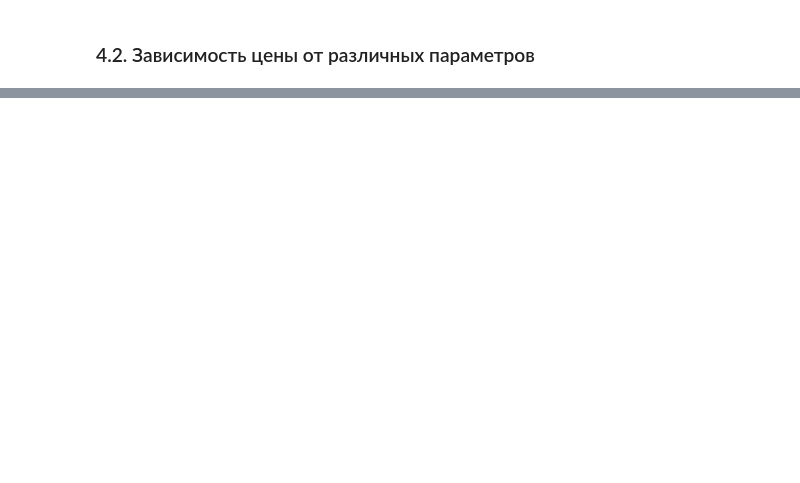
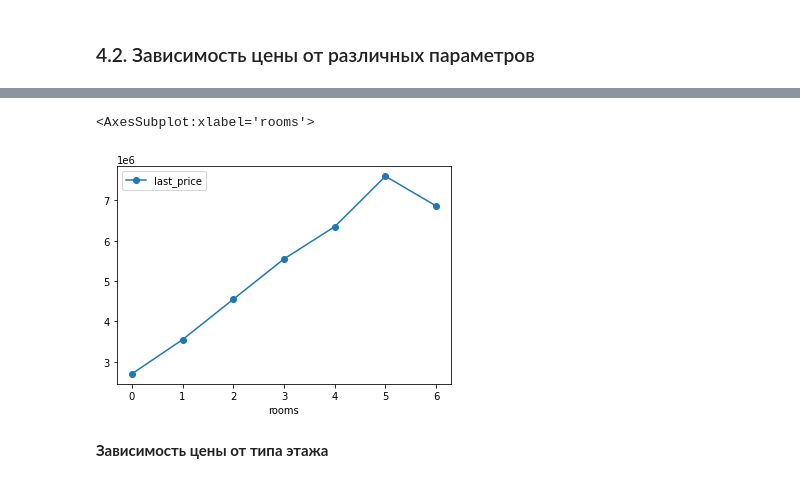
Before and after one commit to Alexman507/yandex_practicum_projects, a Jupyter notebook: real_estate/real_estate.ipynb, the cells around one changed output, grey strips where cells are left out. Cells and saved outputs as stored; diff of their text form; code cells hidden in the pictures; blank space fills up the shorter version.

```diff
--- a/real_estate/real_estate.ipynb
+++ b/real_estate/real_estate.ipynb
@@ -609,0 +638,3 @@ for parameter in corr_list:
+# %%
+median_price_by_rooms = df_filtered.pivot_table(index='rooms', values='last_price', aggfunc='median')
+median_price_by_rooms
@@ -609,0 +651,9 @@ for parameter in corr_list:
+# %%
+median_price_by_rooms.plot(y='last_price',
+                           kind='line',
+                           style='o-')
+# %% [output]
+<AxesSubplot:xlabel='rooms'>
+[figure, added]
+# %% [markdown]
+**Зависимость цены от типа этажа**
```
Also changed, not shown: parts of 50 cells of this notebook.
